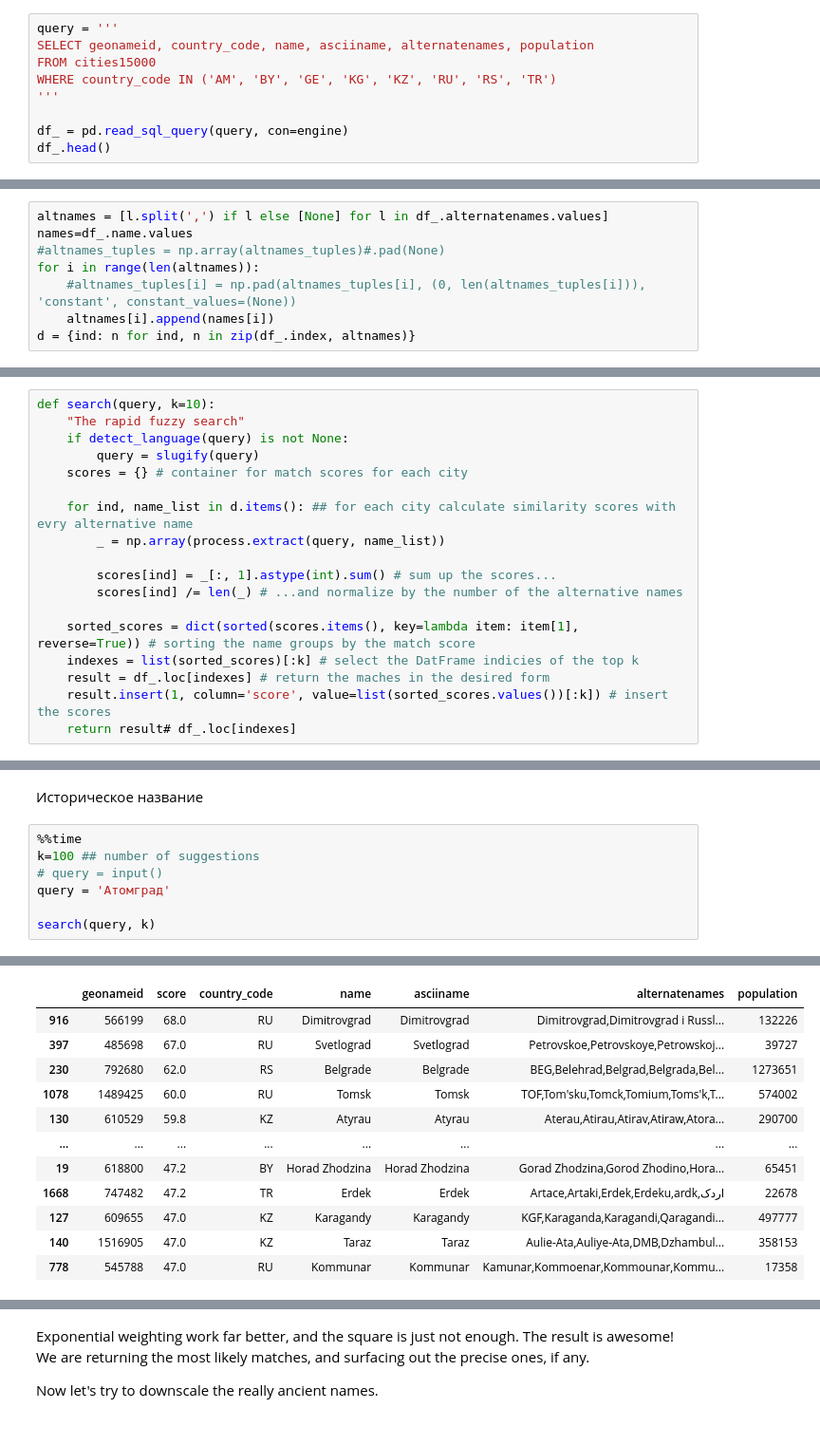
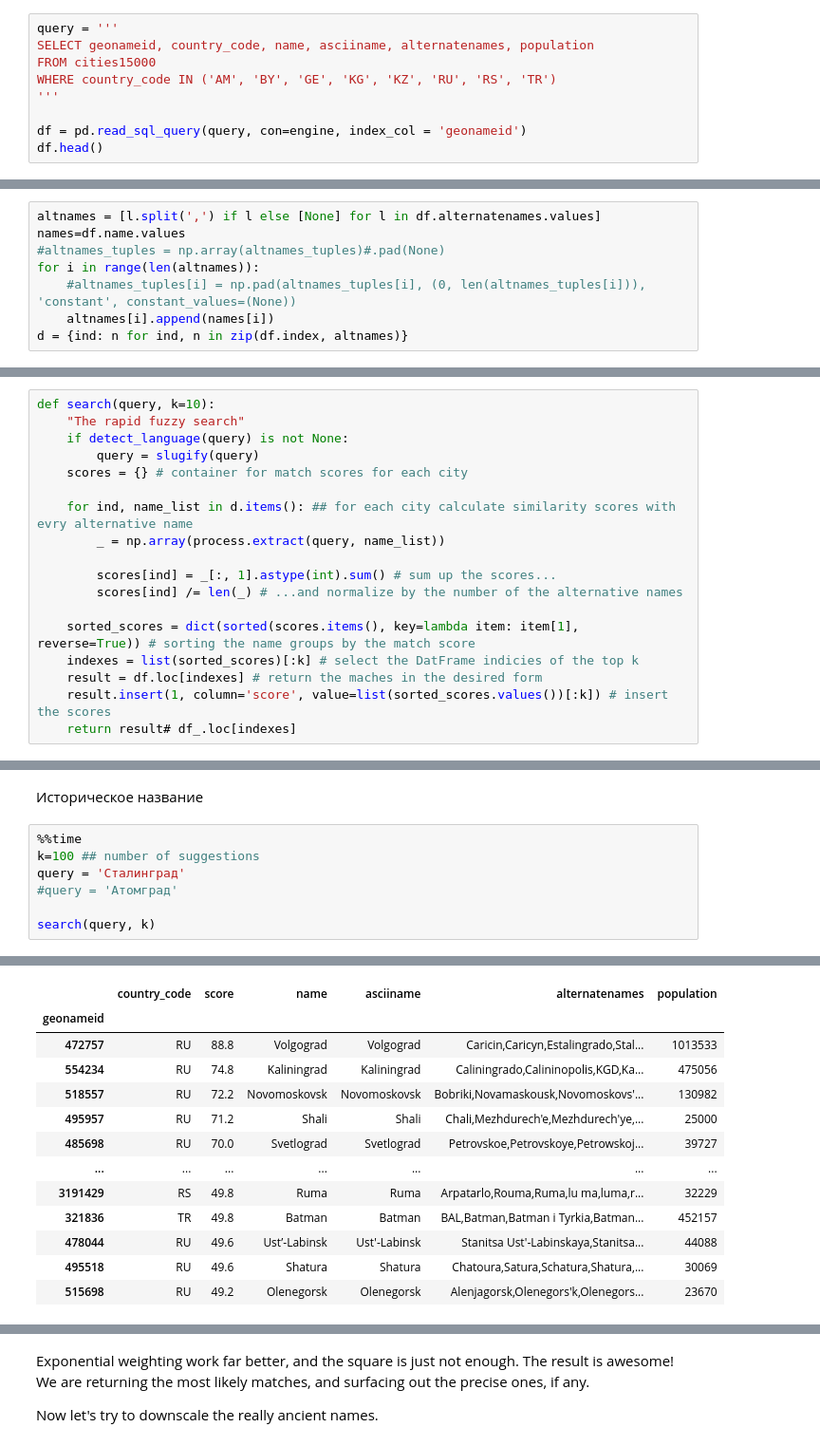
Before and after one commit to krairy/geonames, a Jupyter notebook: scripts/main.ipynb, the cells around one changed output, grey strips where cells are left out. Shown: that part at 95% size. Saved outputs shown, nothing was run; the diff lists cells and outputs as text.

```diff
--- a/scripts/main.ipynb
+++ b/scripts/main.ipynb
@@ -413,6 +413,6 @@ FROM cities15000
 WHERE country_code IN ('AM', 'BY', 'GE', 'KG', 'KZ', 'RU', 'RS', 'TR')
 '''
 
-df_ = pd.read_sql_query(query, con=engine)
-df_.head()
+df = pd.read_sql_query(query, con=engine, index_col = 'geonameid')
+df.head()
 # %% [output]
@@ -469,10 +469,10 @@ from transliterate import slugify
 from transliterate import detect_language
 import numpy as np
 # %%
-altnames = [l.split(',') if l else [None] for l in df_.alternatenames.values]
-names=df_.name.values
+altnames = [l.split(',') if l else [None] for l in df.alternatenames.values]
+names=df.name.values
 #altnames_tuples = np.array(altnames_tuples)#.pad(None)
 for i in range(len(altnames)):
     #altnames_tuples[i] = np.pad(altnames_tuples[i], (0, len(altnames_tuples[i])), 'constant', constant_values=(None))
     altnames[i].append(names[i])
-d = {ind: n for ind, n in zip(df_.index, altnames)}
+d = {ind: n for ind, n in zip(df.index, altnames)}
@@ -493,7 +491,7 @@ def search(query, k=10):
 
     sorted_scores = dict(sorted(scores.items(), key=lambda item: item[1], reverse=True)) # sorting the name groups by the match score
     indexes = list(sorted_scores)[:k] # select the DatFrame indicies of the top k
-    result = df_.loc[indexes] # return the maches in the desired form
+    result = df.loc[indexes] # return the maches in the desired form
     result.insert(1, column='score', value=list(sorted_scores.values())[:k]) # insert the scores
     return result# df_.loc[indexes]
 # %% [markdown]
@@ -528,8 +527,8 @@ Wall time: 245 ms
 # %%
 %%time
 k=100 ## number of suggestions
-# query = input()
-query = 'Атомград'
+query = 'Сталинград'
+#query = 'Атомград'
 
 search(query, k)
 # %% [output]
@@ -538,12 +537,13 @@ Wall time: 212 ms
-|  | geonameid | score | country_code | name | asciiname | alternatenames | population |
-| 916 | 566199 | 68.0 | RU | Dimitrovgrad | Dimitrovgrad | Dimitrovgrad,Dimitrovgrad i Russl... | 132226 |
-| 397 | 485698 | 67.0 | RU | Svetlograd | Svetlograd | Petrovskoe,Petrovskoye,Petrowskoj... | 39727 |
-| 230 | 792680 | 62.0 | RS | Belgrade | Belgrade | BEG,Belehrad,Belgrad,Belgrada,Bel... | 1273651 |
-| 1078 | 1489425 | 60.0 | RU | Tomsk | Tomsk | TOF,Tom'sku,Tomck,Tomium,Toms'k,T... | 574002 |
-| 130 | 610529 | 59.8 | KZ | Atyrau | Atyrau | Aterau,Atirau,Atirav,Atiraw,Atora... | 290700 |
-| ... | ... | ... | ... | ... | ... | ... | ... |
-| 19 | 618800 | 47.2 | BY | Horad Zhodzina | Horad Zhodzina | Gorad Zhodzina,Gorod Zhodino,Hora... | 65451 |
-| 1668 | 747482 | 47.2 | TR | Erdek | Erdek | Artace,Artaki,Erdek,Erdeku,ardk,اردک | 22678 |
-| 127 | 609655 | 47.0 | KZ | Karagandy | Karagandy | KGF,Karaganda,Karagandi,Qaragandi... | 497777 |
-| 140 | 1516905 | 47.0 | KZ | Taraz | Taraz | Aulie-Ata,Auliye-Ata,DMB,Dzhambul... | 358153 |
-| 778 | 545788 | 47.0 | RU | Kommunar | Kommunar | Kamunar,Kommoenar,Kommounar,Kommu... | 17358 |
+|  | country_code | score | name | asciiname | alternatenames | population |
+| geonameid |  |  |  |  |  |  |
+| 472757 | RU | 88.8 | Volgograd | Volgograd | Caricin,Caricyn,Estalingrado,Stal... | 1013533 |
+| 554234 | RU | 74.8 | Kaliningrad | Kaliningrad | Caliningrado,Calininopolis,KGD,Ka... | 475056 |
+| 518557 | RU | 72.2 | Novomoskovsk | Novomoskovsk | Bobriki,Novamaskousk,Novomoskovs'... | 130982 |
+| 495957 | RU | 71.2 | Shali | Shali | Chali,Mezhdurech'e,Mezhdurech'ye,... | 25000 |
+| 485698 | RU | 70.0 | Svetlograd | Svetlograd | Petrovskoe,Petrovskoye,Petrowskoj... | 39727 |
+| ... | ... | ... | ... | ... | ... | ... |
+| 3191429 | RS | 49.8 | Ruma | Ruma | Arpatarlo,Rouma,Ruma,lu ma,luma,r... | 32229 |
+| 321836 | TR | 49.8 | Batman | Batman | BAL,Batman,Batman i Tyrkia,Batman... | 452157 |
+| 478044 | RU | 49.6 | Ust’-Labinsk | Ust'-Labinsk | Stanitsa Ust'-Labinskaya,Stanitsa... | 44088 |
+| 495518 | RU | 49.6 | Shatura | Shatura | Chatoura,Satura,Schatura,Shatura,... | 30069 |
+| 515698 | RU | 49.2 | Olenegorsk | Olenegorsk | Alenjagorsk,Olenegors'k,Olenegors... | 23670 |
```
Also changed, not shown: parts of 20 cells of this notebook, 1 other file.
